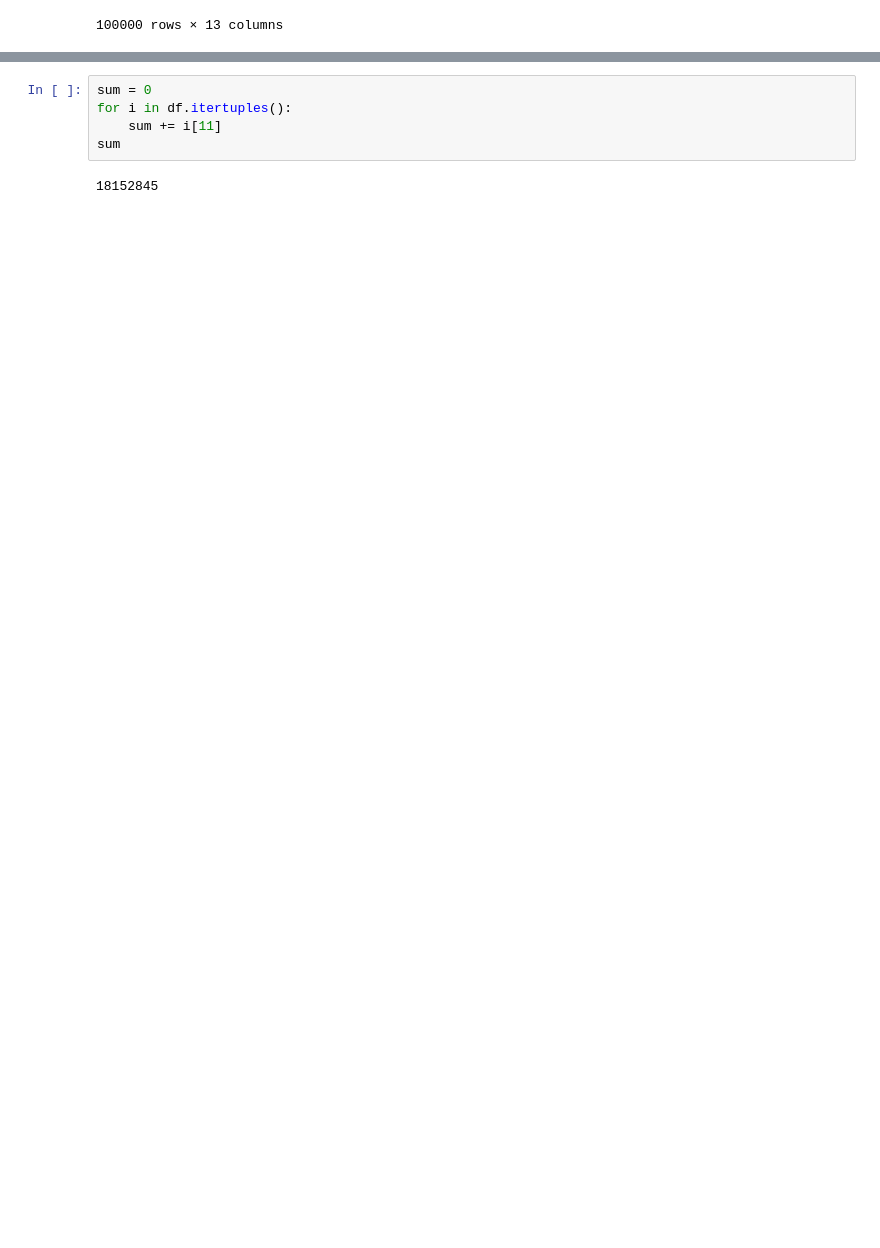
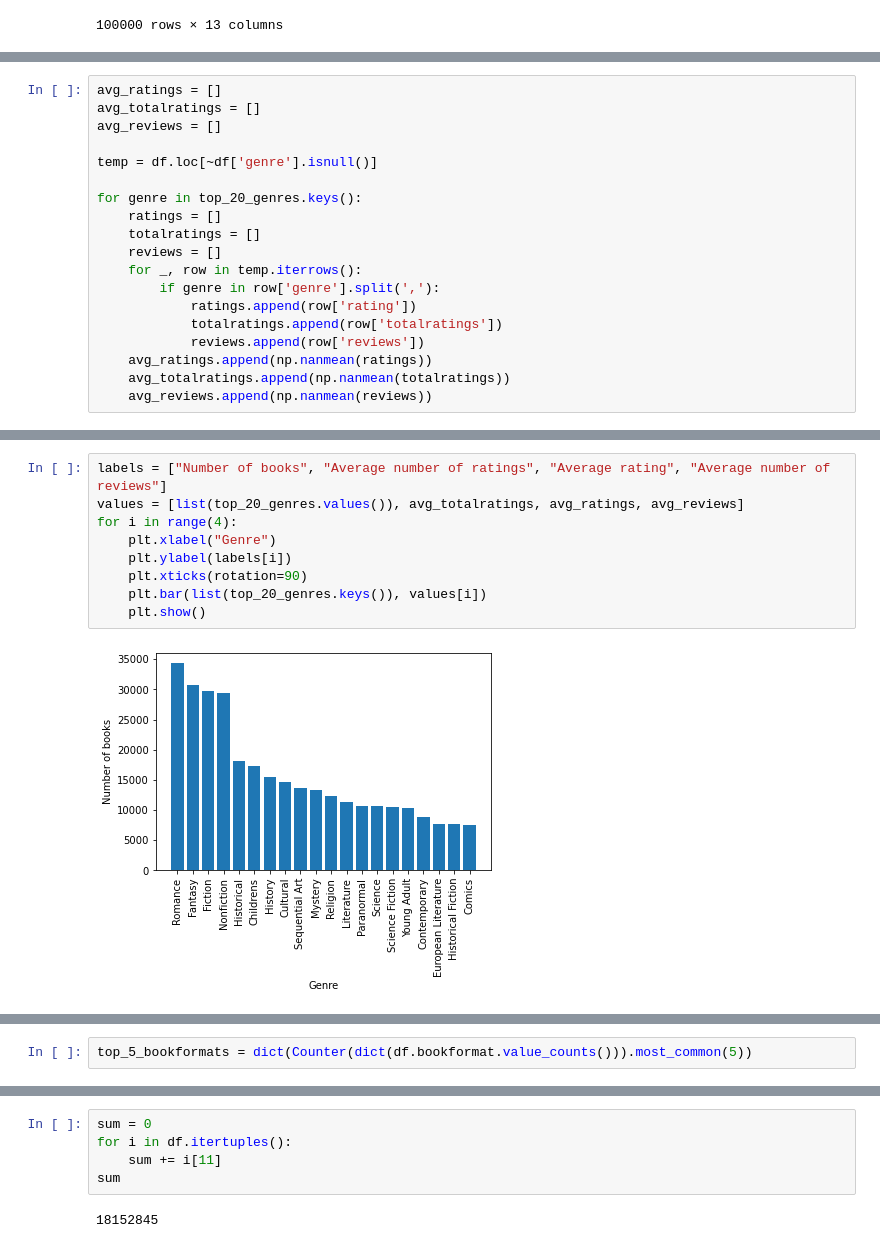
Before and after one commit to RitaPeixoto/FEUP-PRI, a Jupyter notebook: descriptive_analysis.ipynb, the cells around one changed output, grey strips where cells are left out. Cells and saved outputs as stored; diff of their text form; blank space fills up the shorter version.

```diff
--- a/descriptive_analysis.ipynb
+++ b/descriptive_analysis.ipynb
@@ -241,0 +130,19 @@ Mass Market Paperback
+# %%
+avg_ratings = []
+avg_totalratings = []
+avg_reviews = []
+
+temp = df.loc[~df['genre'].isnull()]
+
+for genre in top_20_genres.keys():
+    ratings = []
+    totalratings = []
+    reviews = []
+    for _, row in temp.iterrows():
+        if genre in row['genre'].split(','):
+            ratings.append(row['rating'])
+            totalratings.append(row['totalratings'])
+            reviews.append(row['reviews'])
+    avg_ratings.append(np.nanmean(ratings))
+    avg_totalratings.append(np.nanmean(totalratings))
+    avg_reviews.append(np.nanmean(reviews))
@@ -241,0 +172,11 @@ Mass Market Paperback
+# %%
+labels = ["Number of books", "Average number of ratings", "Average rating", "Average number of reviews"]
+values = [list(top_20_genres.values()), avg_totalratings, avg_ratings, avg_reviews]
+for i in range(4):
+    plt.xlabel("Genre")
+    plt.ylabel(labels[i])
+    plt.xticks(rotation=90)
+    plt.bar(list(top_20_genres.keys()), values[i])
+    plt.show()
+# %% [output]
+[figure, added]
@@ -241,0 +186,2 @@ Mass Market Paperback
+# %%
+top_5_bookformats = dict(Counter(dict(df.bookformat.value_counts())).most_common(5))
```
Also changed, not shown: parts of 50 cells of this notebook, 21 other files.
